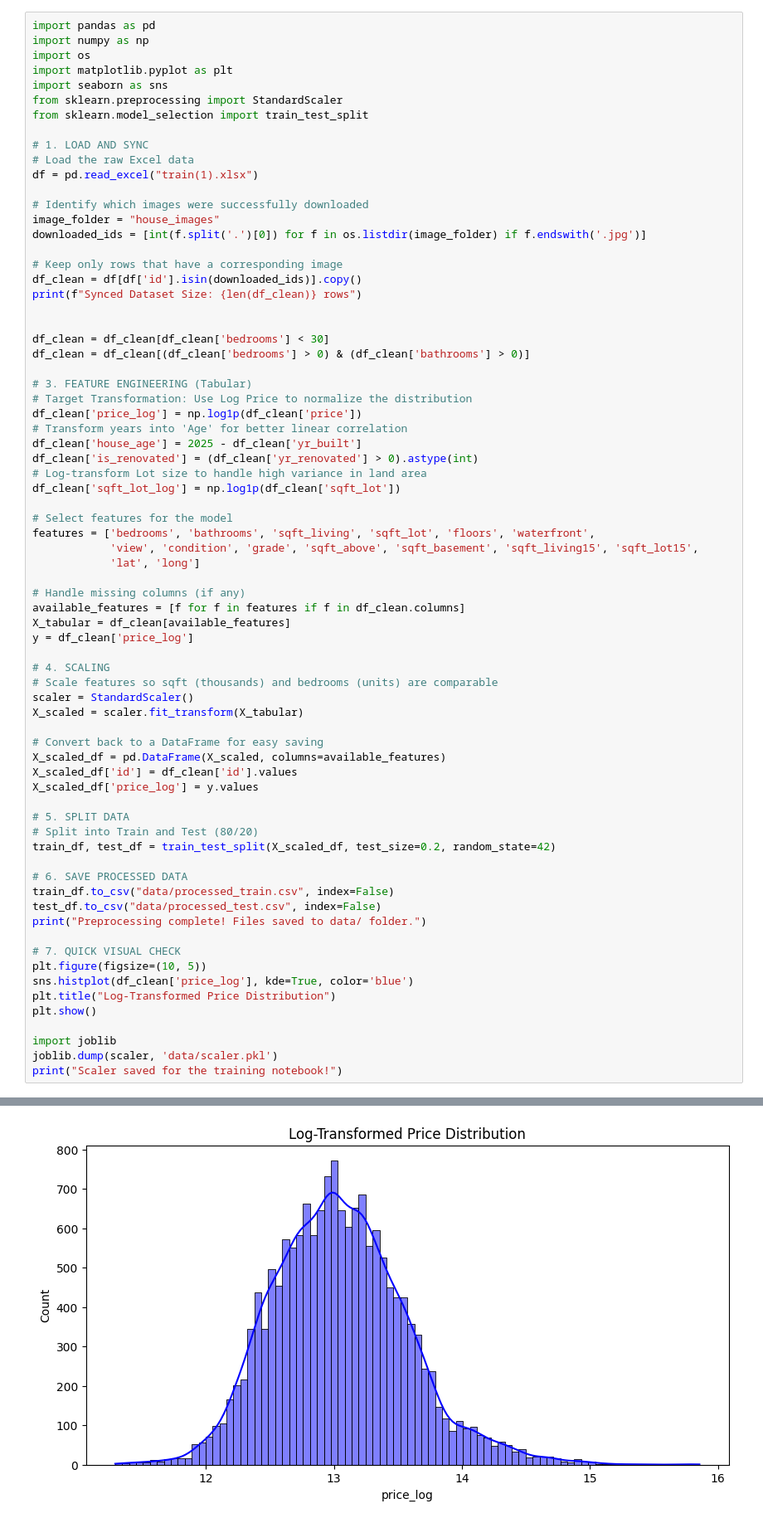
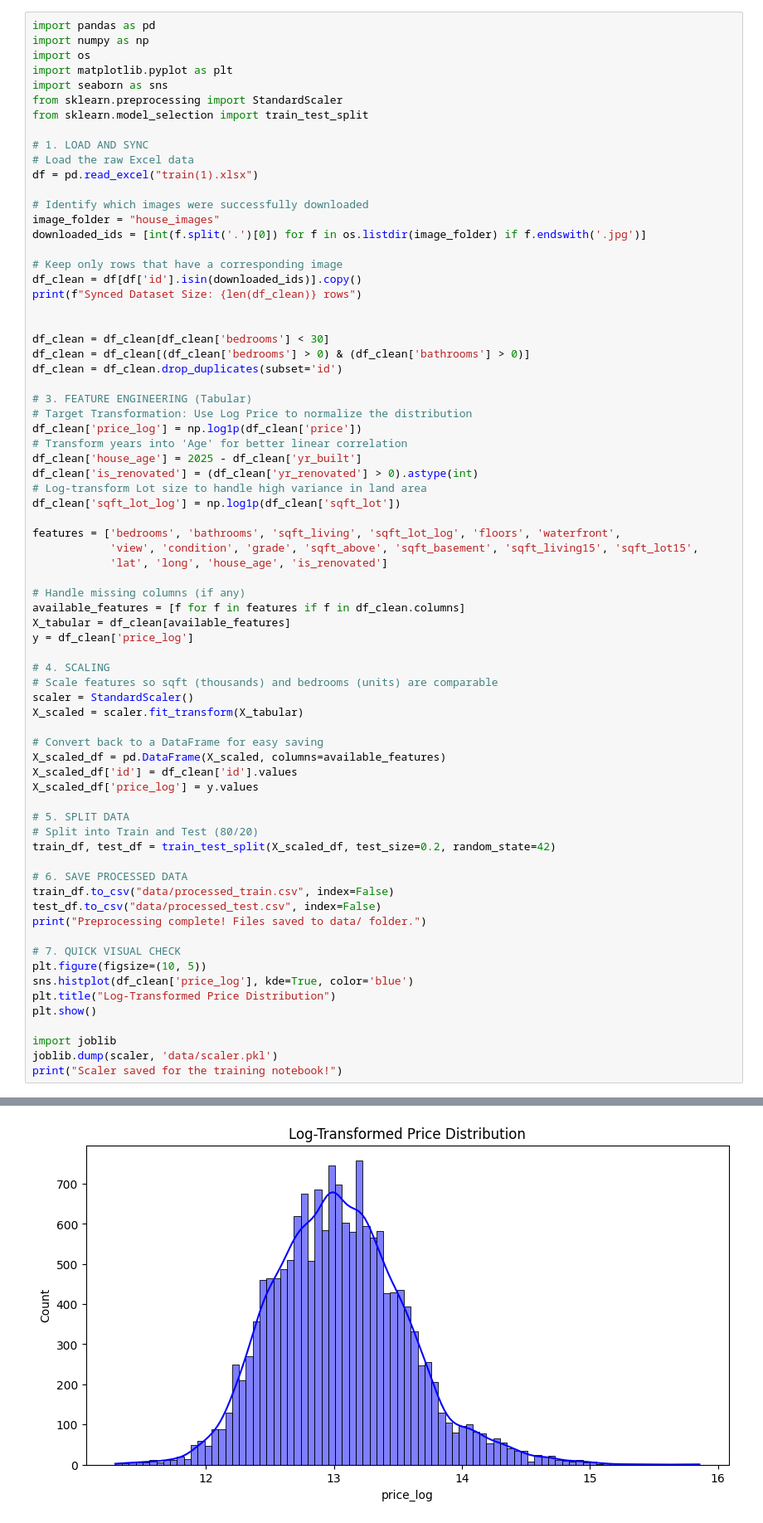
Before and after one commit to tansa1024/CDC-PROJECT, a Jupyter notebook: preprocessing.ipynb, the cells around one changed output, grey strips where cells are left out. Shown at 83% size. Cells and saved outputs as stored; diff of their text form.

```diff
--- a/preprocessing.ipynb
+++ b/preprocessing.ipynb
@@ -22,6 +22,7 @@ print(f"Synced Dataset Size: {len(df_clean)} rows")
 
 df_clean = df_clean[df_clean['bedrooms'] < 30]
 df_clean = df_clean[(df_clean['bedrooms'] > 0) & (df_clean['bathrooms'] > 0)]
+df_clean = df_clean.drop_duplicates(subset='id')
 
 # 3. FEATURE ENGINEERING (Tabular)
 # Target Transformation: Use Log Price to normalize the distribution
@@ -32,10 +33,9 @@ df_clean['is_renovated'] = (df_clean['yr_renovated'] > 0).astype(int)
 # Log-transform Lot size to handle high variance in land area
 df_clean['sqft_lot_log'] = np.log1p(df_clean['sqft_lot'])
 
-# Select features for the model
-features = ['bedrooms', 'bathrooms', 'sqft_living', 'sqft_lot', 'floors', 'waterfront',
+features = ['bedrooms', 'bathrooms', 'sqft_living', 'sqft_lot_log', 'floors', 'waterfront',
             'view', 'condition', 'grade', 'sqft_above', 'sqft_basement', 'sqft_living15', 'sqft_lot15',
-            'lat', 'long']
+            'lat', 'long', 'house_age', 'is_renovated']
 
 # Handle missing columns (if any)
 available_features = [f for f in features if f in df_clean.columns]
@@ -46,32 +46,32 @@ y = df_clean['price_log']
 # Scale features so sqft (thousands) and bedrooms (units) are comparable
 scaler = StandardScaler()
 X_scaled = scaler.fit_transform(X_tabular)
 
 # Convert back to a DataFrame for easy saving
 X_scaled_df = pd.DataFrame(X_scaled, columns=available_features)
 X_scaled_df['id'] = df_clean['id'].values
 X_scaled_df['price_log'] = y.values
 
 # 5. SPLIT DATA
 # Split into Train and Test (80/20)
 train_df, test_df = train_test_split(X_scaled_df, test_size=0.2, random_state=42)
 
 # 6. SAVE PROCESSED DATA
 train_df.to_csv("data/processed_train.csv", index=False)
 test_df.to_csv("data/processed_test.csv", index=False)
 print("Preprocessing complete! Files saved to data/ folder.")
 
 # 7. QUICK VISUAL CHECK
 plt.figure(figsize=(10, 5))
 sns.histplot(df_clean['price_log'], kde=True, color='blue')
 plt.title("Log-Transformed Price Distribution")
 plt.show()
 
 import joblib
 joblib.dump(scaler, 'data/scaler.pkl')
 print("Scaler saved for the training notebook!")
 # %% [output]
 Synced Dataset Size: 16153 rows
 Preprocessing complete! Files saved to data/ folder.
-[figure, old version]
+[figure, new version]
 Scaler saved for the training notebook!
```
